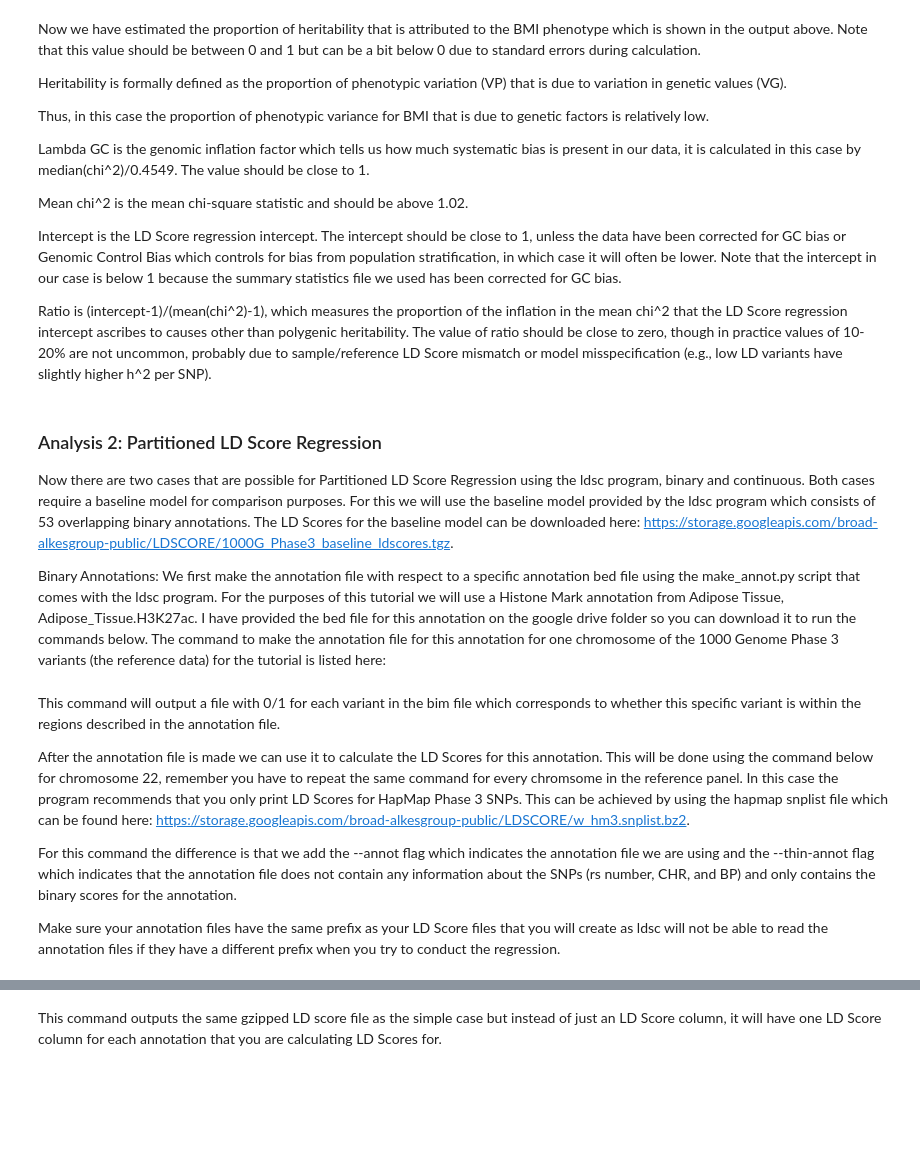
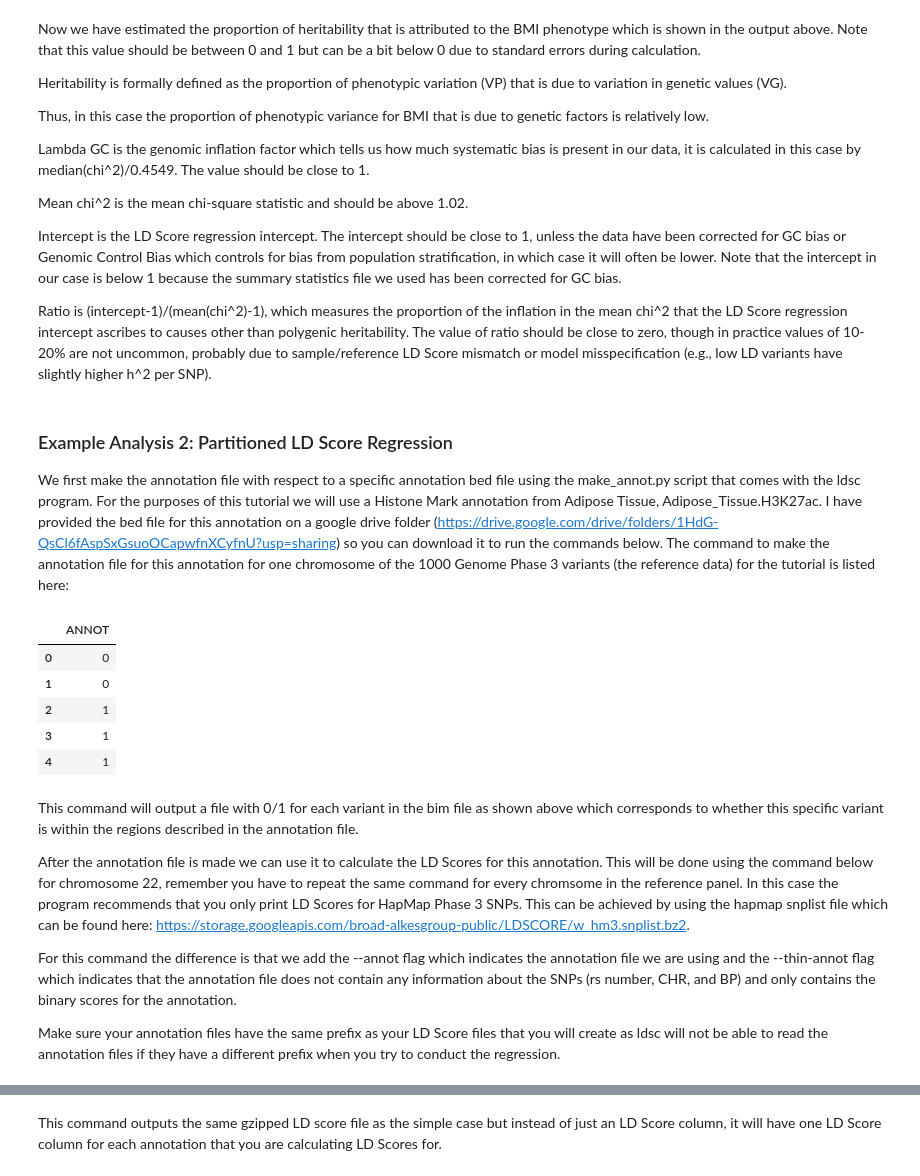
Before and after one commit to cumc/bioworkflows, a Jupyter notebook: LDSC/LDSC.ipynb, the cells around one changed output, grey strips where cells are left out. Drawn from its saved outputs; the diff is of its cells as text; code cells hidden in the pictures; blank space fills up the shorter version.

Commit message:
Got outputs for working examples to show on notebook

```diff
--- a/LDSC/LDSC.ipynb
+++ b/LDSC/LDSC.ipynb
@@ -214,9 +278,7 @@ Intercept is the LD Score regression intercept. The intercept should be close to
 
 Ratio is (intercept-1)/(mean(chi^2)-1), which measures the proportion of the inflation in the mean chi^2 that the LD Score regression intercept ascribes to causes other than polygenic heritability. The value of ratio should be close to zero, though in practice values of 10-20% are not uncommon, probably due to sample/reference LD Score mismatch or model misspecification (e.g., low LD variants have slightly higher h^2 per SNP).
 # %% [markdown]
-### Analysis 2: Partitioned LD Score Regression
-Now there are two cases that are possible for Partitioned LD Score Regression using the ldsc program, binary and continuous. Both cases require a baseline model for comparison purposes. For this we will use the baseline model provided by the ldsc program which consists of 53 overlapping binary annotations. The LD Scores for the baseline model can be downloaded here: https://storage.googleapis.com/broad-alkesgroup-public/LDSCORE/1000G_Phase3_baseline_ldscores.tgz.
+### Example Analysis 2: Partitioned LD Score Regression
 
-Binary Annotations:
-We first make the annotation file with respect to a specific annotation bed file using the make_annot.py script that comes with the ldsc program. For the purposes of this tutorial we will use a Histone Mark annotation from Adipose Tissue, Adipose_Tissue.H3K27ac. I have provided the bed file for this annotation on the google drive folder so you can download it to run the commands below. The command to make the annotation file for this annotation for one chromosome of the 1000 Genome Phase 3 variants (the reference data) for the tutorial is listed here:
+We first make the annotation file with respect to a specific annotation bed file using the make_annot.py script that comes with the ldsc program. For the purposes of this tutorial we will use a Histone Mark annotation from Adipose Tissue, Adipose_Tissue.H3K27ac. I have provided the bed file for this annotation on a google drive folder (https://drive.google.com/drive/folders/1HdG-QsCl6fAspSxGsuoOCapwfnXCyfnU?usp=sharing) so you can download it to run the commands below. The command to make the annotation file for this annotation for one chromosome of the 1000 Genome Phase 3 variants (the reference data) for the tutorial is listed here:
 # %%
@@ -224,8 +286,21 @@ sos run LDSC.ipynb make_annot \
 		--bed-file Adipose_Tissue.H3K27ac.bed \
 		--bimfile 1000G.EUR.QC.22.bim \
 		--annot-file Adipose_Tissue.H3K27ac.annot.gz
+# %%
+import pandas as pd
+
+results = pd.read_csv("Adipose_Tissue.H3K27ac.22.annot.gz",sep="\t")
+
+results.head()
+# %% [output]
+|  | ANNOT |
+| 0 | 0 |
+| 1 | 0 |
+| 2 | 1 |
+| 3 | 1 |
+| 4 | 1 |
 # %% [markdown]
-This command will output a file with 0/1 for each variant in the bim file which corresponds to whether this specific variant is within the regions described in the annotation file.
+This command will output a file with 0/1 for each variant in the bim file as shown above which corresponds to whether this specific variant is within the regions described in the annotation file.
 
 After the annotation file is made we can use it to calculate the LD Scores for this annotation. This will be done using the command below for chromosome 22, remember you have to repeat the same command for every chromsome in the reference panel. In this case the program recommends that you only print LD Scores for HapMap Phase 3 SNPs. This can be achieved by using the hapmap snplist file which can be found here: https://storage.googleapis.com/broad-alkesgroup-public/LDSCORE/w_hm3.snplist.bz2.
 
```
Also changed, not shown: parts of 14 cells of this notebook.
